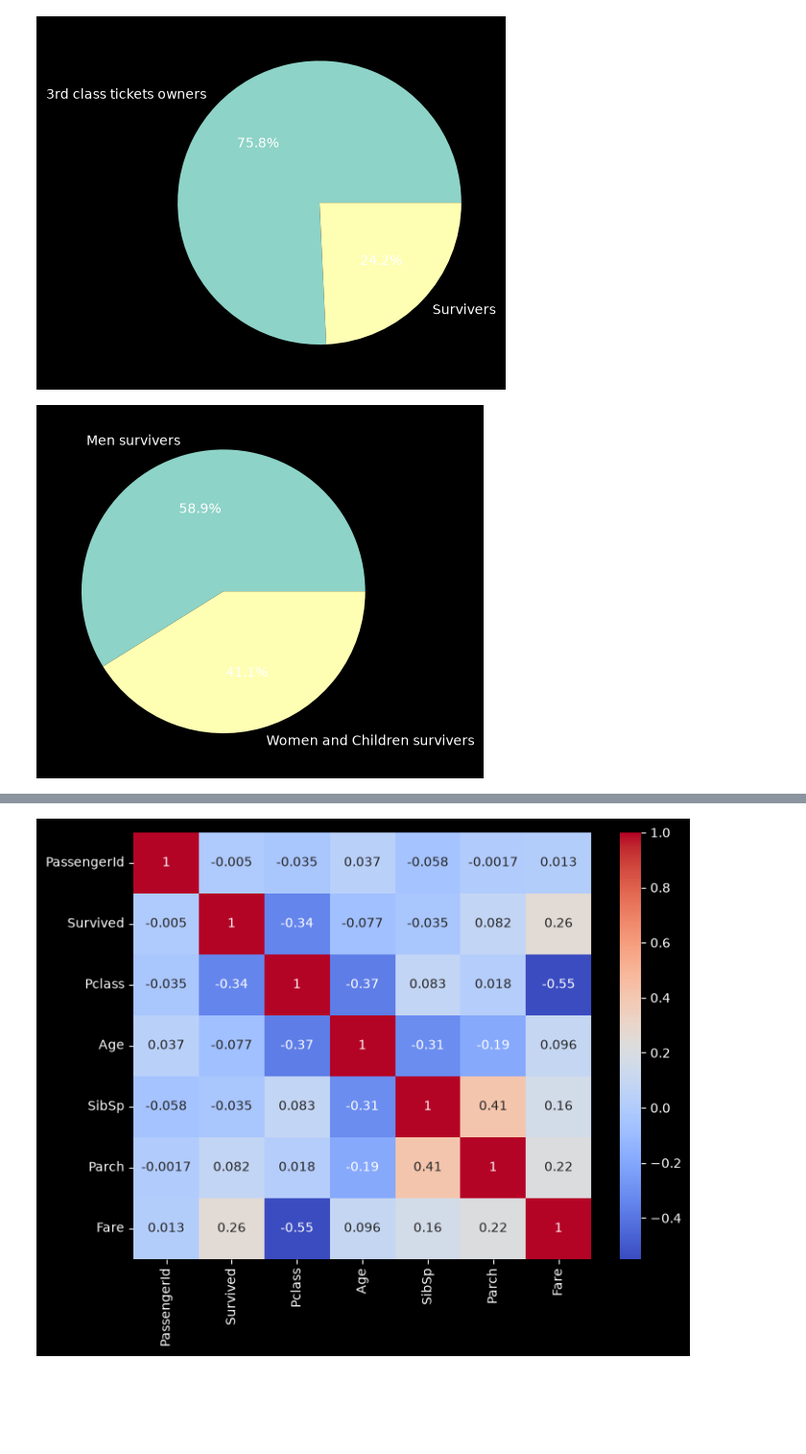
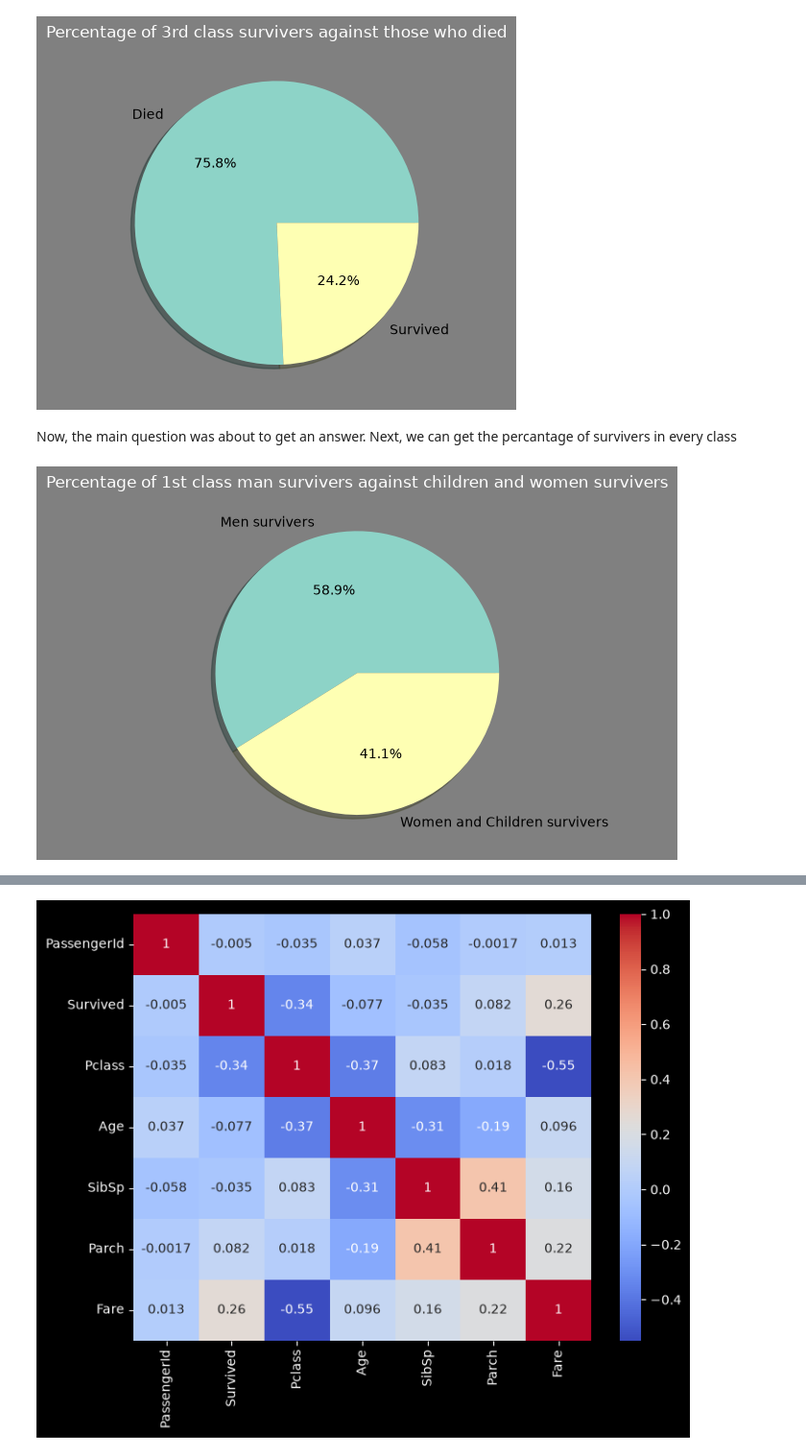
Before and after one commit to skyaax/TitanicDataset, a Jupyter notebook: Titanic.ipynb, the cells around one changed output, grey strips where cells are left out. Shown at 96% size. Saved outputs shown, nothing was run; the diff lists cells and outputs as text; code cells hidden in the pictures; blank space fills up the shorter version.

```diff
--- a/Titanic.ipynb
+++ b/Titanic.ipynb
@@ -26,17 +31,25 @@ plt.show()
 # %%
 sizes3 = [len(class_3.index) - len(survivors_3_class.index),len(survivors_3_class.index)]
-plt.pie(sizes3,labels=["3rd class tickets owners","Survivers"],autopct='%1.1f%%')
+fig = plt.figure(facecolor='grey')
+plt.pie(sizes3,labels=["Died","Survived"],autopct='%1.1f%%',textprops={'color': 'black'},shadow=True)
+plt.title("Percentage of 3rd class survivers against those who died")
+
 plt.show()
 # %% [output]
-[figure, old version]
+[figure, new version]
+# %% [markdown]
+Now, the main question was about to get an answer. Next, we can get the percantage of survivers in every class
 # %%
 survivors_1_class_men = survivors_1_class["Sex"]=="male"
 survivors_1_class_women = survivors_1_class[general_condition]
+fig = plt.figure(facecolor='grey')
 ratio1 = [len(survivors_1_class_men.index), len(survivors_1_class_women.index)]
-plt.pie(ratio1,labels=["Men survivers", "Women and Children survivers"],autopct='%1.1f%%')
+plt.pie(ratio1,labels=["Men survivers", "Women and Children survivers"],autopct='%1.1f%%',textprops={'color': 'black'}, shadow=True)
+plt.title("Percentage of 1st class man survivers against children and women survivers")
+
 plt.show()
 # %% [output]
-[figure, old version]
+[figure, new version]
 # %%
 survivors_3_class_men = survivors_3_class["Sex"]=="male"
 survivors_3_class_women = survivors_3_class[general_condition]
```
Also changed, not shown: parts of 18 cells of this notebook.
